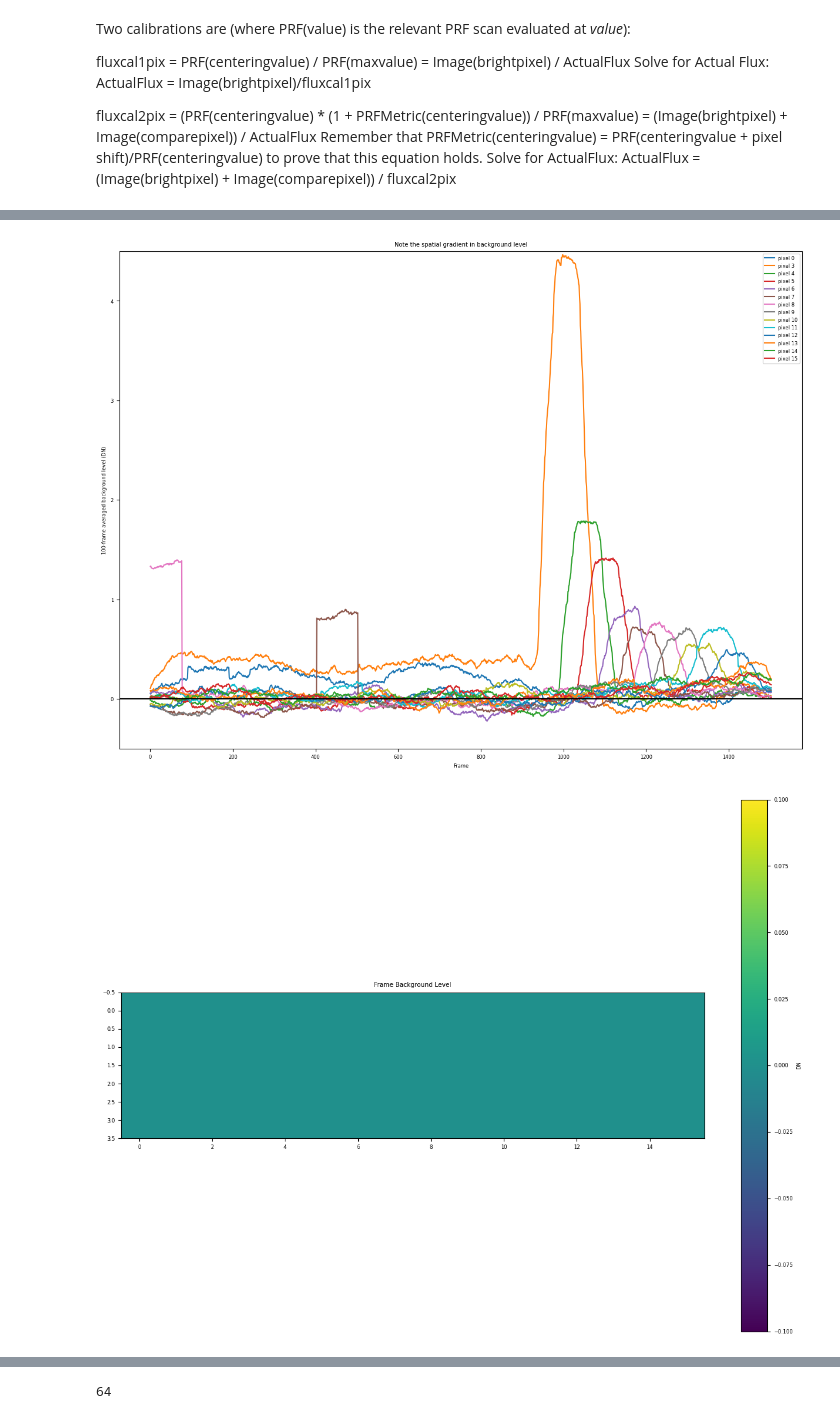
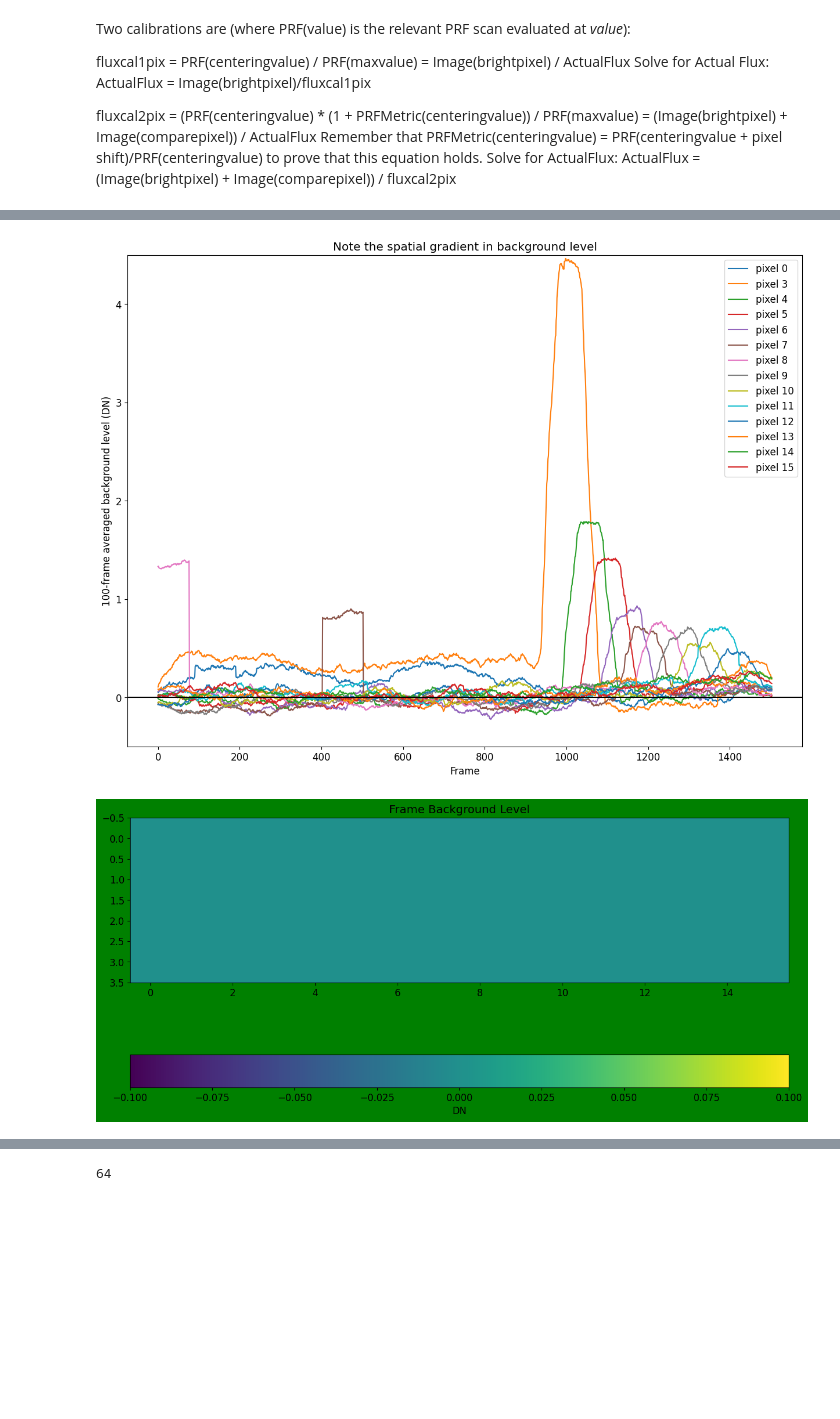
Before and after one commit to AnIndefiniteArticle/slapvisos, a Jupyter notebook: Untitled.ipynb, the cells around one changed output, grey strips where cells are left out. Cells and saved outputs as stored; diff of their text form; code cells hidden in the pictures; blank space fills up the shorter version.

```diff
--- a/Untitled.ipynb
+++ b/Untitled.ipynb
@@ -323,11 +333,12 @@ plt.savefig(outdir + occname + "-fluxcalmethodscomparison.png")
 # %%
+plt.rcParams.update({'font.size': 12})
 plt.figure(figsize=(15,11))
 [plt.plot(oF.rolling_average(smoothmono.sum(axis=1)[:,i], 1), label=f"pixel {i}") for i in range(1,3)]
 plt.plot(oF.rolling_average(smoothmono.sum(axis=1)[:,1:3].sum(axis=1), 1), label=f"pixel sum")
 #plt.plot(oF.rolling_average(smoothmono.sum(axis=1)[:,1:3].sum(axis=1)/fluxcal2pix, 1), label=f"pixel sum calibrated")
 #plt.plot(oF.rolling_average(smoothmono.sum(axis=1)[:,2]/fluxcal1pix, 1), label=f"pixel 2 corrected")
 #plt.plot(fluxcal*7)
-plt.legend(loc="lower left")
+plt.legend(loc="upper right")
 plt.ylim(-10,250)
 plt.axhline(0,0,1500, color="orange")
 plt.ylabel("Flux (DN)")
@@ -339,11 +350,12 @@ plt.savefig(outdir + occname + "-fluxmeasurements.png")
 # %%
+plt.rcParams.update({'font.size': 12})
 plt.figure(figsize=(15,11))
 [plt.plot(oF.rolling_average(smoothmono.sum(axis=1)[:,i], 1), label=f"pixel {i}") for i in range(1,3)]
 plt.plot(oF.rolling_average(smoothmono.sum(axis=1)[:,1:3].sum(axis=1), 1), label=f"pixel sum")
 plt.plot(oF.rolling_average(smoothmono.sum(axis=1)[:,1:3].sum(axis=1)/fluxcal2pix, 1), label=f"pixel sum calibrated")
 #plt.plot(oF.rolling_average(smoothmono.sum(axis=1)[:,2]/fluxcal1pix, 1), label=f"pixel 2 corrected")
 #plt.plot(fluxcal*7)
-plt.legend(loc="lower left")
+plt.legend(loc="upper right")
 plt.ylim(-10,250)
 plt.axhline(0,0,1500, color="orange")
 plt.ylabel("Flux (DN)")
@@ -355,11 +367,12 @@ plt.savefig(outdir + occname + "-fluxmeasurementsandcalibrations.png")
 # %%
+plt.rcParams.update({'font.size': 12})
 plt.figure(figsize=(15,11))
 #[plt.plot(oF.rolling_average(smoothmono.sum(axis=1)[:,i], 1), label=f"pixel {i}") for i in range(1,3)]
 plt.plot(oF.rolling_average(smoothmono.sum(axis=1)[:,1:3].sum(axis=1), 1), label=f"pixel sum")
 plt.plot(oF.rolling_average(smoothmono.sum(axis=1)[:,1:3].sum(axis=1)/fluxcal2pix, 1), label=f"pixel sum calibrated")
 #plt.plot(oF.rolling_average(smoothmono.sum(axis=1)[:,2]/fluxcal1pix, 1), label=f"pixel 2 corrected")
 #plt.plot(fluxcal*7)
-plt.legend(loc="lower left")
+plt.legend(loc="center")
 plt.ylim(70,180)
 plt.xlim(0,1000)
 plt.axhline(0,0,1500, color="orange")
@@ -372,4 +385,5 @@ plt.savefig(outdir + occname + "-fluxmeasurements-preocczoom.png")
 # %%
+plt.rcParams.update({'font.size': 12})
 win=100
 plt.figure(figsize=(15,11))
 [plt.plot(oF.rolling_average(smoothmono.sum(axis=1)[:,i], win), label=f"pixel {i}") for i in [0,3,4,5,6,7,8,9,10,11,12,13,14,15]]
@@ -381,7 +395,7 @@ plt.xlabel("Frame")
 plt.title("Note the spatial gradient in background level")
 plt.savefig(outdir + occname + "-spatial-background-gradient.png")
 # %% [output]
-[figure, old version]
+[figure, new version]
 # %%
 background = np.zeros(smoothmono.shape[1:])
 for i in np.arange(np.prod(smoothmono.shape[1:])):
@@ -393,34 +407,35 @@ for i in np.arange(np.prod(smoothmono.shape[1:])):
     if X == 1:
         pixel[:1000] = np.nan
     if X == 2:
         pixel[:1050] = np.nan
     if X == 3:
         pixel[:1100] = np.nan
     if X == 4:
         pixel[1000:1150] = np.nan
     if X == 5:
         pixel[1050:1150] = np.nan
     if X == 6:
         pixel[1100:1200] = np.nan
     if X == 7:
         pixel[1150:1250] = np.nan
     if X == 8:
         pixel[1150:1300] = np.nan
     if X == 9:
         pixel[1200:1350] = np.nan
     if X == 10:
         pixel[1250:1400] = np.nan
     if X == 11:
         pixel[1300:1450] = np.nan
     if X >= 12:
         pixel[1350:] = np.nan
     background[Z,X] = np.nanmedian(pixel)
     #print(Z,X,background[Z,X])
-plt.figure(figsize=(15,11))
+plt.rcParams.update({'font.size': 12})
+plt.figure(figsize=(15,11), facecolor="g")
 plt.imshow(background)
-plt.colorbar(label="DN")
+plt.colorbar(label="DN", location="bottom")
 plt.title("Frame Background Level")
-plt.savefig(outdir + occname + "background-level.png")
+plt.savefig(outdir + occname + "background-frame.png")
 #np.savetxt("background.csv", background, delimiter=",")
 # %% [output]
-[figure, old version]
+[figure, new version]
```
Also changed, not shown: parts of 22 cells of this notebook, 1 other file.
